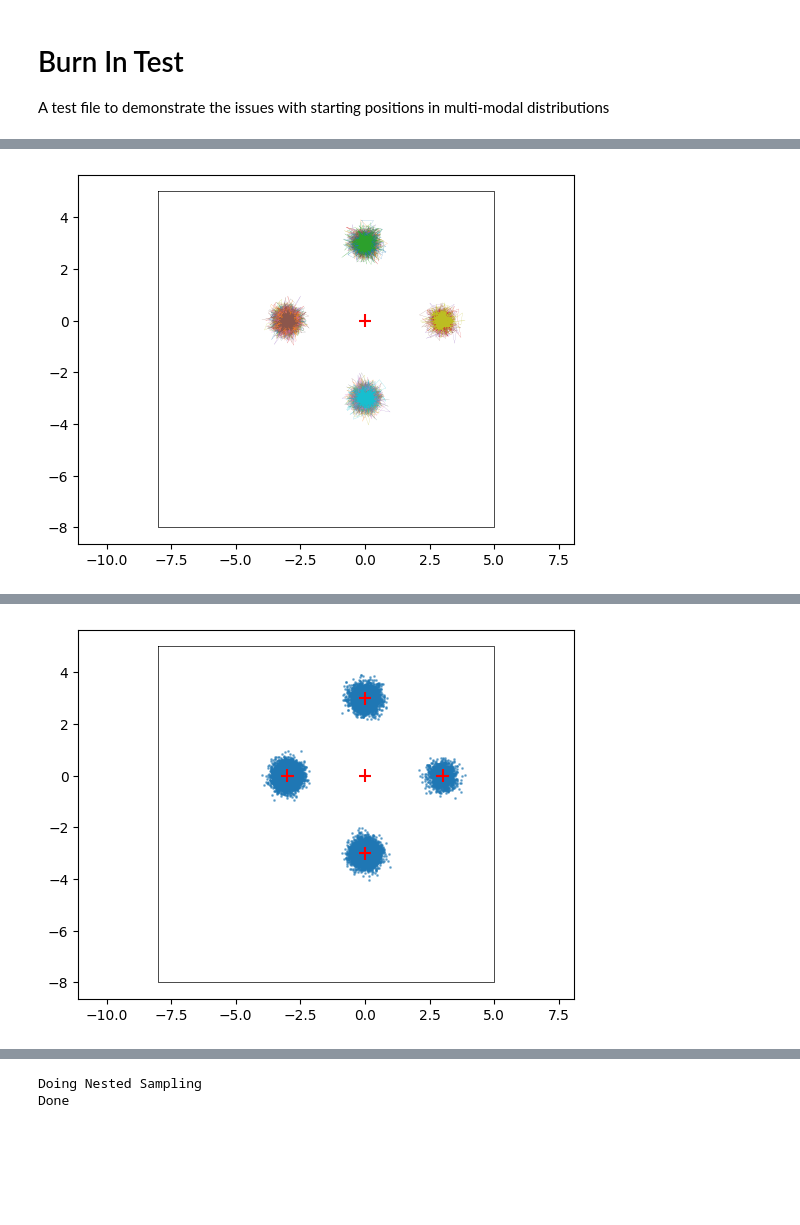
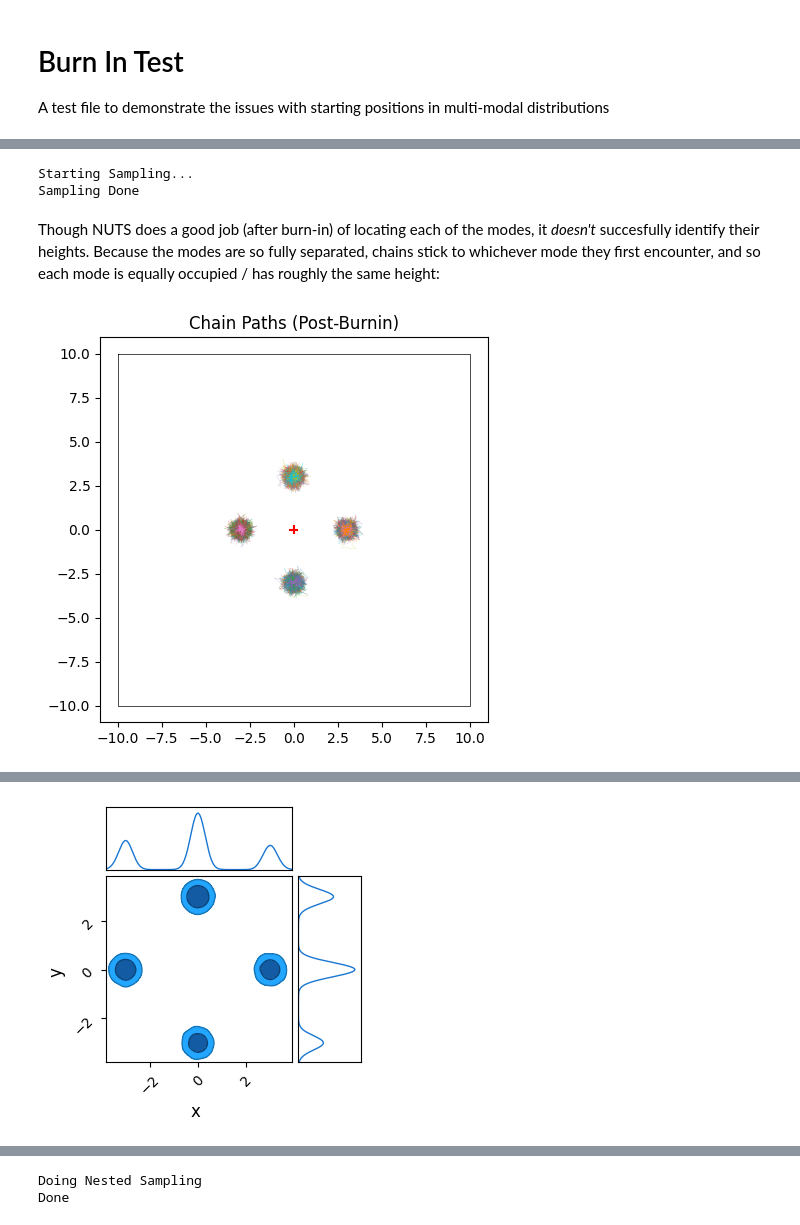
Before and after one commit to HughMcDougall/HMJavelin, a Jupyter notebook: NumpyroTests/BurnInTest.ipynb, the cells around one changed output, grey strips where cells are left out. Drawn from its saved outputs; the diff is of its cells as text; code cells hidden in the pictures; blank space fills up the shorter version.

```diff
--- a/NumpyroTests/BurnInTest.ipynb
+++ b/NumpyroTests/BurnInTest.ipynb
@@ -69,28 +83,37 @@ Sampling Done
+# %%
+nchains  = 300
+nsamples = 100
+nburn    = 200
+sampler = numpyro.infer.MCMC(
+    numpyro.infer.NUTS(model),
+    num_warmup  = nburn,
+    num_samples = nsamples,
+    num_chains  = nchains,
+    progress_bar= False,
+    chain_method = 'sequential',
+)
+print("Starting Sampling...")
+sampler.run(jax.random.PRNGKey(0))
+print("Sampling Done")
+output=sampler.get_samples()
+# %% [output]
+Starting Sampling...
+Sampling Done
+# %% [markdown]
+Though NUTS does a good job (after burn-in) of locating each of the modes, it <i>doesn't</i> succesfully identify their heights. Because the modes are so fully separated, chains stick to whichever mode they first encounter, and so each mode is equally occupied / has roughly the same height:
 # %%
-plt.figure()
+plt.figure(figsize=(5,5))
+plt.title("Chain Paths (Post-Burnin)")
 plt.axis('equal')
 plt.plot([xmin,xmax,xmax,xmin,xmin],[ymax,ymax,ymin,ymin,ymax],c='k',lw=0.5)
 plt.errorbar([-spacing,0,0,0,spacing],[0,-spacing,0,spacing,0],xerr=width,yerr=width,c='r',fmt='none')
 for i in range(nchains):
     plt.plot(output['x'][i*nsamples:(i+1)*nsamples],output['y'][i*nsamples:(i+1)*nsamples],lw=0.1)
 plt.show()
 
-plt.figure()
-plt.axis('equal')
-plt.scatter(output['x'],output['y'], s=1, alpha=0.5)
-plt.plot([xmin,xmax,xmax,xmin,xmin],[ymax,ymax,ymin,ymin,ymax],c='k',lw=0.5)
-plt.errorbar([-spacing,0,0,0,spacing],[0,-spacing,0,spacing,0],xerr=width,yerr=width,c='r',fmt='none')
-plt.show()
-
 c= ChainConsumer()
 c.add_chain([output['x'],output['y']], parameters=['x','y'])
 c.plotter.plot()
 plt.show()
-
-plt.figure()
-X,Y = jnp.meshgrid(jnp.linspace(xmin,xmax, 128), jnp.linspace(ymin,ymax, 128))
-Z = potential(X,Y)
-plt.imshow(Z[::-1,:])
-plt.show()
 # %% [output]
-[figure, old version]
+[figure, new version]
@@ -97 +122 @@ plt.show()
-[figure, old version]
+[figure, new version]
```
Also changed, not shown: parts of 18 cells of this notebook, 2 other files.
